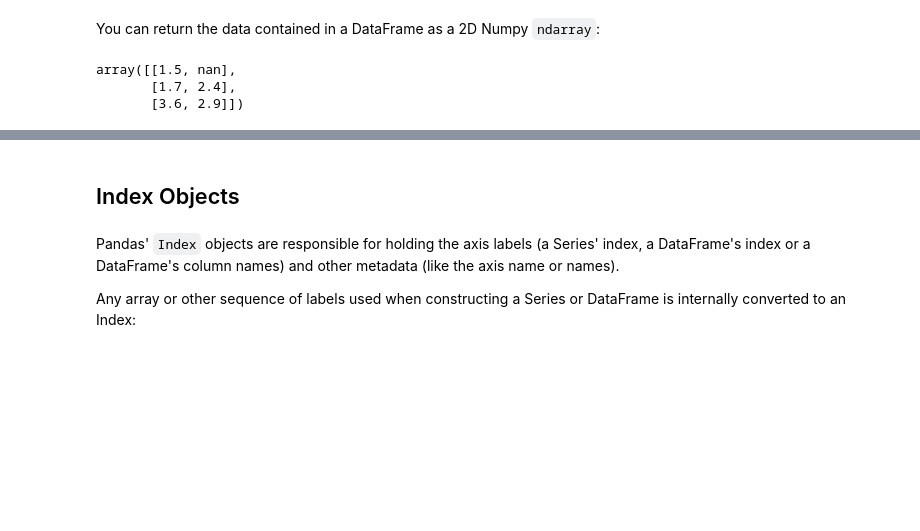
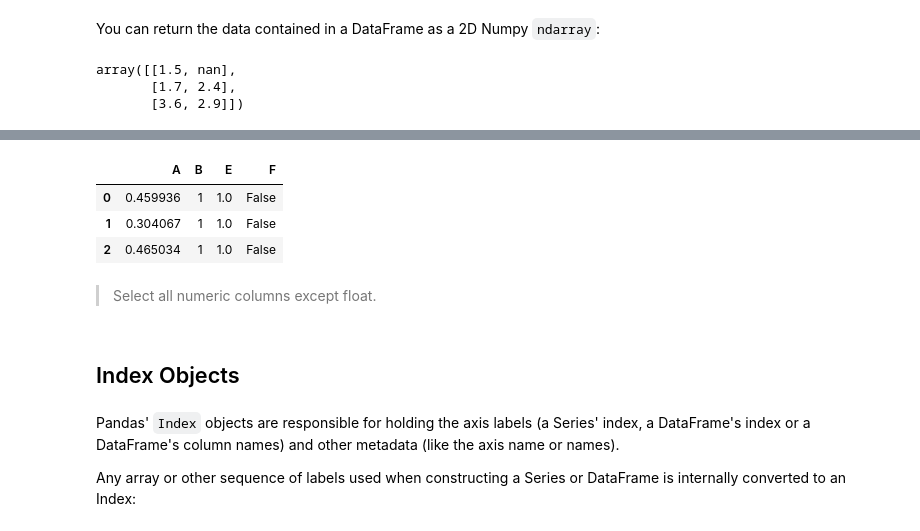
Before and after one commit to thndar/5m-data-1.7-intro-pandas, a Jupyter notebook: notebooks/pandas_lesson.ipynb, the cells around one changed output, grey strips where cells are left out. Saved outputs shown, nothing was run; the diff lists cells and outputs as text; code cells hidden in the pictures; blank space fills up the shorter version.

```diff
--- a/notebooks/pandas_lesson.ipynb
+++ b/notebooks/pandas_lesson.ipynb
@@ -488,3 +594,12 @@ array([[1.5, nan],
+# %%
+dft.select_dtypes(include=['number', 'bool'], exclude=['int8'])
+# %% [output]
+|  | A | B | E | F |
+| 0 | 0.459936 | 1 | 1.0 | False |
+| 1 | 0.304067 | 1 | 1.0 | False |
+| 2 | 0.465034 | 1 | 1.0 | False |
+# %% [markdown]
+> Select all numeric columns except float.
 # %% [markdown]
 ## Index Objects
 # %% [markdown]
```
Also changed, not shown: parts of 18 cells of this notebook.
